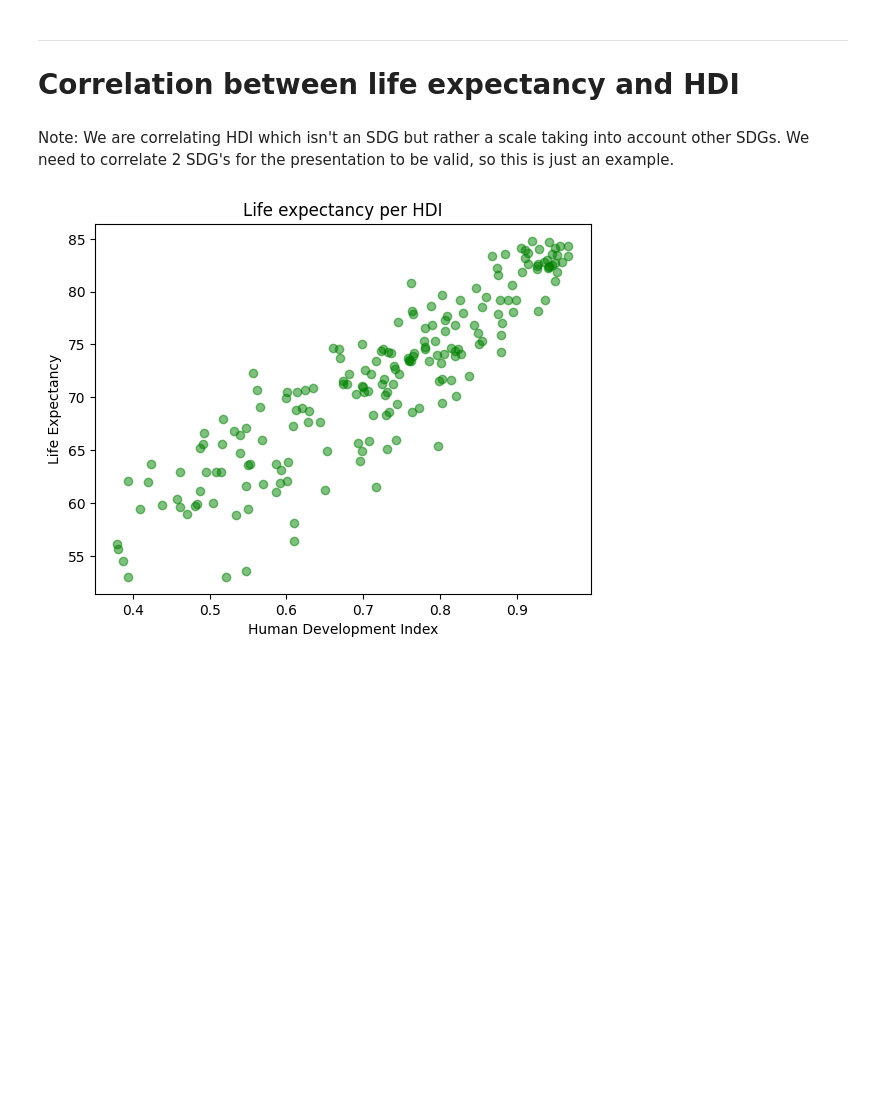
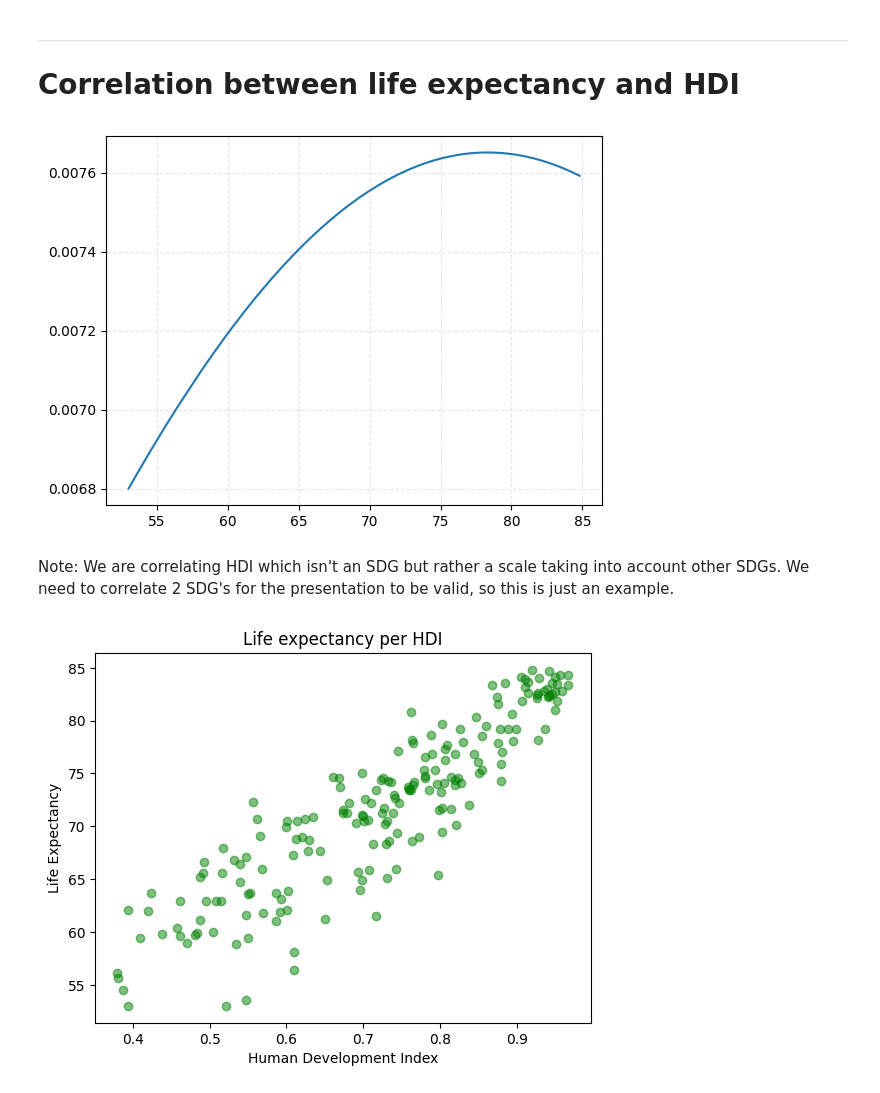
Before and after one commit to gOps132/hdi_analysis, a Jupyter notebook: main.ipynb, the cells around one changed output. Drawn from its saved outputs; the diff is of its cells as text; code cells hidden in the pictures; blank space fills up the shorter version.

```diff
--- a/main.ipynb
+++ b/main.ipynb
@@ -73,0 +63,2 @@ data.describe()
+# %%
+data_description = data.describe()
@@ -77,3 +85,12 @@ data.describe()
+# %%
+# calculate probability density function
+pdf = stats.norm.pdf(life_expectancy.sort_values(), data_description.life_expectancy.mean(), data_description.life_expectancy.std())
+
+plt.plot(life_expectancy.sort_values(), pdf)
+plt.grid(True, alpha=0.3, linestyle="--")
+plt.show()
+# %% [output]
+[figure, added]
 # %% [markdown]
 Note: We are correlating HDI which isn't an SDG but rather a scale taking into account other SDGs. We need to correlate 2 SDG's for the presentation to be valid, so this is just an example.
 # %%
```
Also changed, not shown: parts of 11 cells of this notebook.
